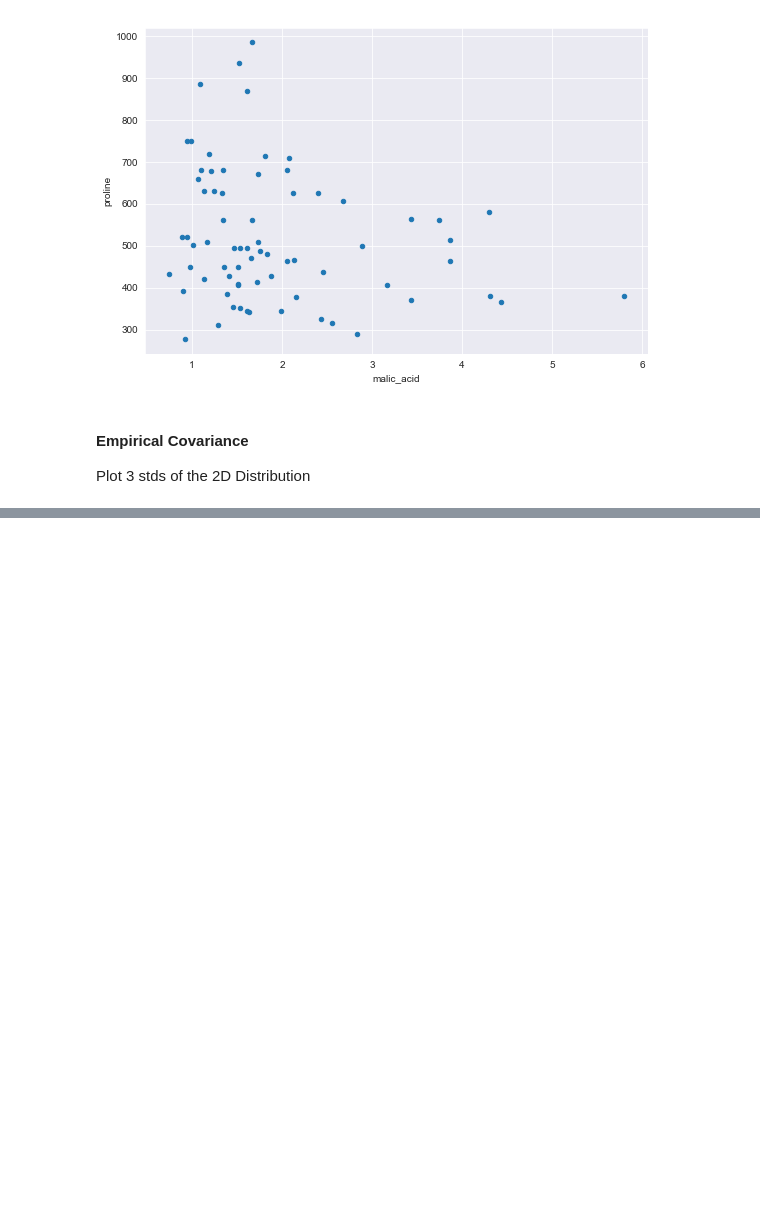
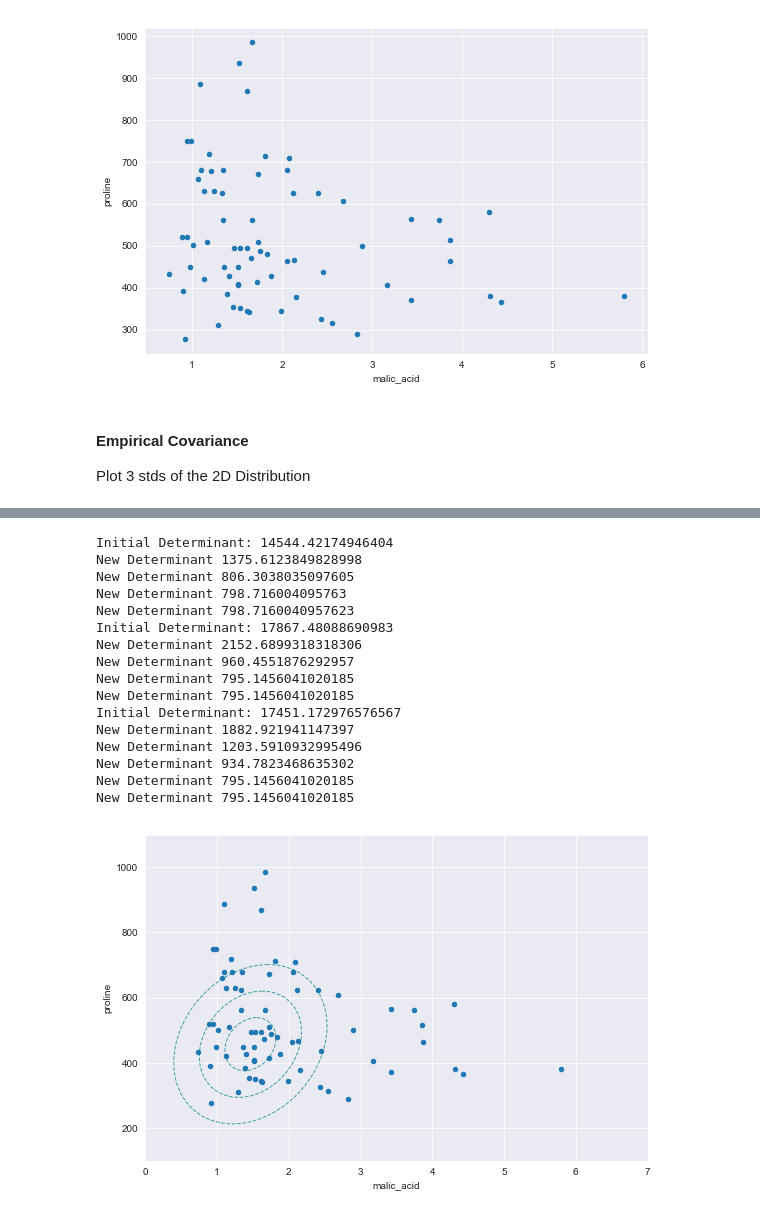
Before and after one commit to rshap91/Algorithms, a Jupyter notebook: MinimumCovarianceDeterminant.ipynb, the cells around one changed output, grey strips where cells are left out. Cells and saved outputs as stored; diff of their text form; code cells hidden in the pictures; blank space fills up the shorter version.

```diff
--- a/MinimumCovarianceDeterminant.ipynb
+++ b/MinimumCovarianceDeterminant.ipynb
@@ -72,0 +89,59 @@ plt.ylim(100,1100)
+# %%
+def min_cov_det(df, n_points=None, n_start=3):
+    """
+    Implementation of finding the Minimum Covariance Determinant estimate of a dataset
+    for robust mean and covariance estimates.
+    """
+    n_points = n_points or int((sum(df.shape) + 1)/2)
+
+    best = None
+    for i in range(n_start):
+        samp = df.sample(n_points)
+        raw_mean, raw_cov = samp.mean(), samp.cov()
+
+        # first iteration
+        curr_mean, curr_cov = raw_mean, raw_cov
+        curr_determinant = np.linalg.det(curr_cov)
+        print("Initial Determinant:", curr_determinant)
+
+        while True:
+            # calculate mahalanobis distances from current mean using current cov for all samples
+            dists = np.asarray([mahalanobis(row, curr_mean, np.linalg.inv(curr_cov)) for row in df.values])
+            # take the smallest n_points points
+            curr_idx = np.argsort(dists)[:n_points]
+            # calculate new mean and covariance
+            curr_mean, curr_cov = df.iloc[curr_idx].mean(), df.iloc[curr_idx].cov()
+            new_determinant = np.linalg.det(curr_cov)
+            print('New Determinant', new_determinant)
+            # check stopping conditions
+            if new_determinant > curr_determinant:
+                print('New Determinant', new_determinant, "is greater than old determinant", curr_determinant)
+            if np.isclose(new_determinant, 0, atol=0.001):
+                best = curr_mean, curr_cov, curr_idx
+                break
+            elif np.isclose(curr_determinant-new_determinant, 0):
+                best = curr_mean, curr_cov, curr_idx
+                break
+            curr_determinant = new_determinant
+    return best
+
+new_mn, new_cov, idx = min_cov_det(df)
+plot_covariance(new_mn, new_cov)
+# %% [output]
+Initial Determinant: 14544.42174946404
+New Determinant 1375.6123849828998
+New Determinant 806.3038035097605
+New Determinant 798.716004095763
+New Determinant 798.7160040957623
+Initial Determinant: 17867.48088690983
+New Determinant 2152.6899318318306
+New Determinant 960.4551876292957
+New Determinant 795.1456041020185
+New Determinant 795.1456041020185
+Initial Determinant: 17451.172976576567
+New Determinant 1882.921941147397
+New Determinant 1203.5910932995496
+New Determinant 934.7823468635302
+New Determinant 795.1456041020185
+New Determinant 795.1456041020185
+[figure, added]
```
Also changed, not shown: parts of 7 cells of this notebook.
